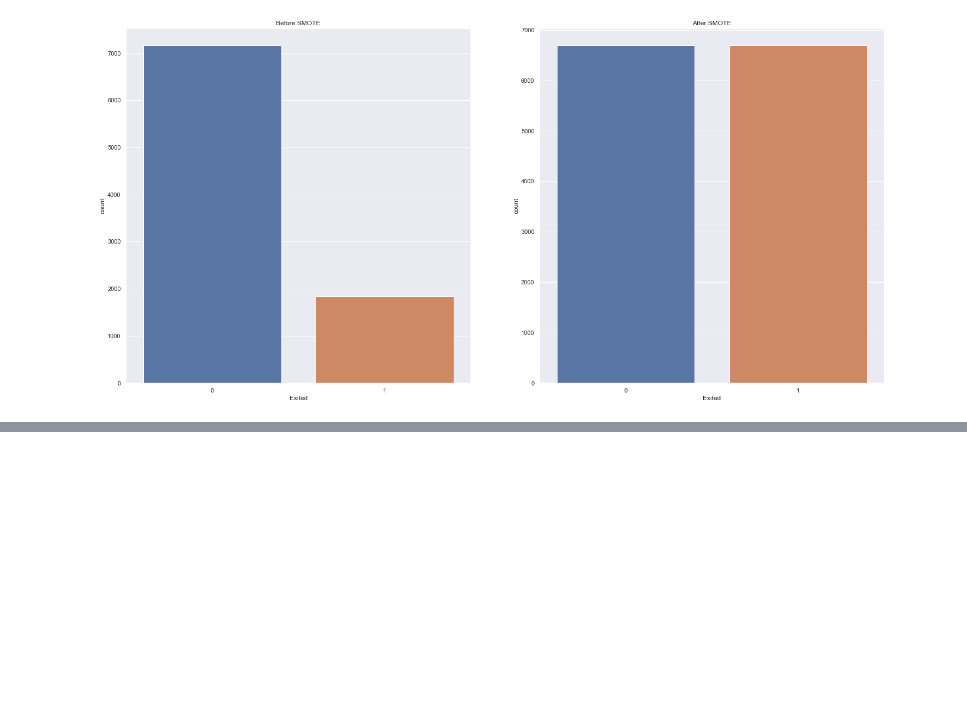
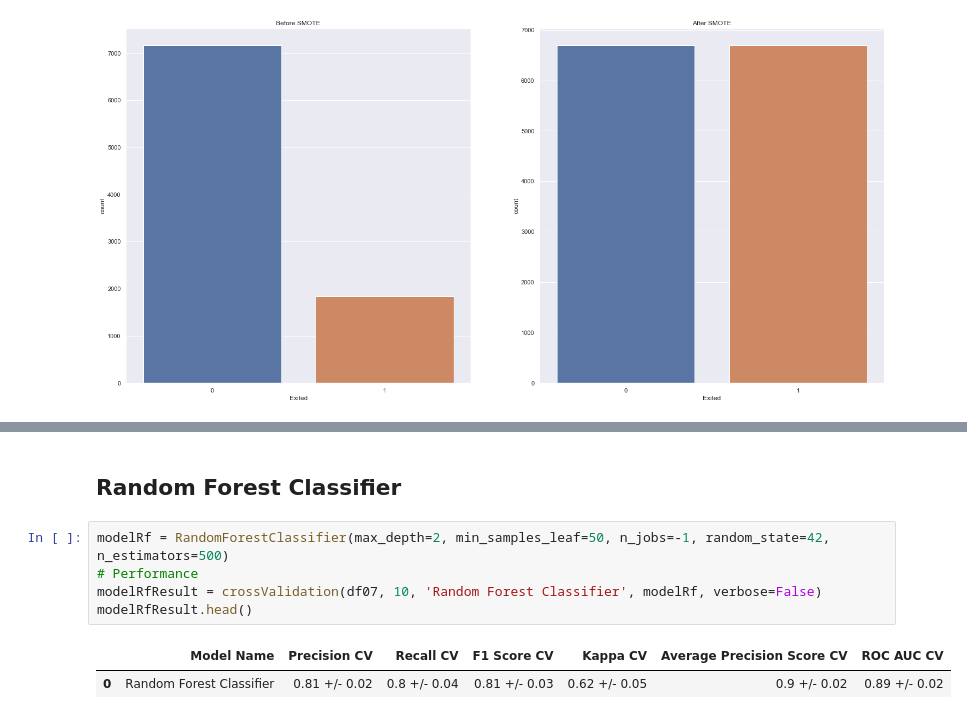
Before and after one commit to FabioCaffarello/Churn-Prediction-TopBank, a Jupyter notebook: 02-Notebooks/01-FirstCycleCRISP/07-Modelling.ipynb, the cells around one changed output, grey strips where cells are left out. Cells and saved outputs as stored; diff of their text form; blank space fills up the shorter version.

```diff
--- a/02-Notebooks/01-FirstCycleCRISP/07-Modelling.ipynb
+++ b/02-Notebooks/01-FirstCycleCRISP/07-Modelling.ipynb
@@ -91,0 +211,10 @@ Text(0.5, 1.0, 'After SMOTE')
+# %% [markdown]
+## Random Forest Classifier
+# %%
+modelRf = RandomForestClassifier(max_depth=2, min_samples_leaf=50, n_jobs=-1, random_state=42, n_estimators=500)
+# Performance
+modelRfResult = crossValidation(df07, 10, 'Random Forest Classifier', modelRf, verbose=False)
+modelRfResult.head()
+# %% [output]
+|  | Model Name | Precision CV | Recall CV | F1 Score CV | Kappa CV | Average Precision Score CV | ROC AUC CV |
+| 0 | Random Forest Classifier | 0.81 +/- 0.02 | 0.8 +/- 0.04 | 0.81 +/- 0.03 | 0.62 +/- 0.05 | 0.9 +/- 0.02 | 0.89 +/- 0.02 |
```
Also changed, not shown: parts of 9 cells of this notebook.
